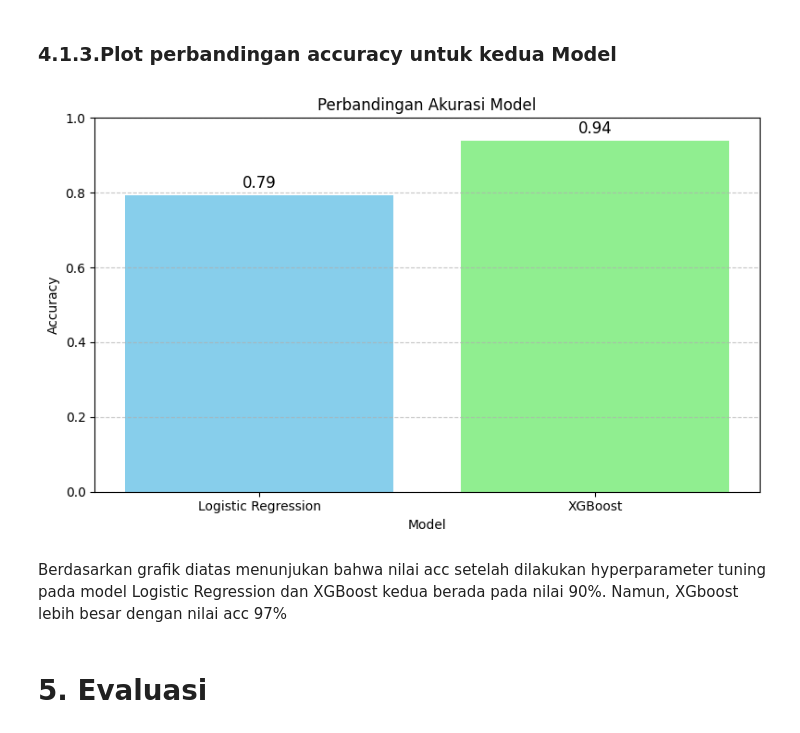
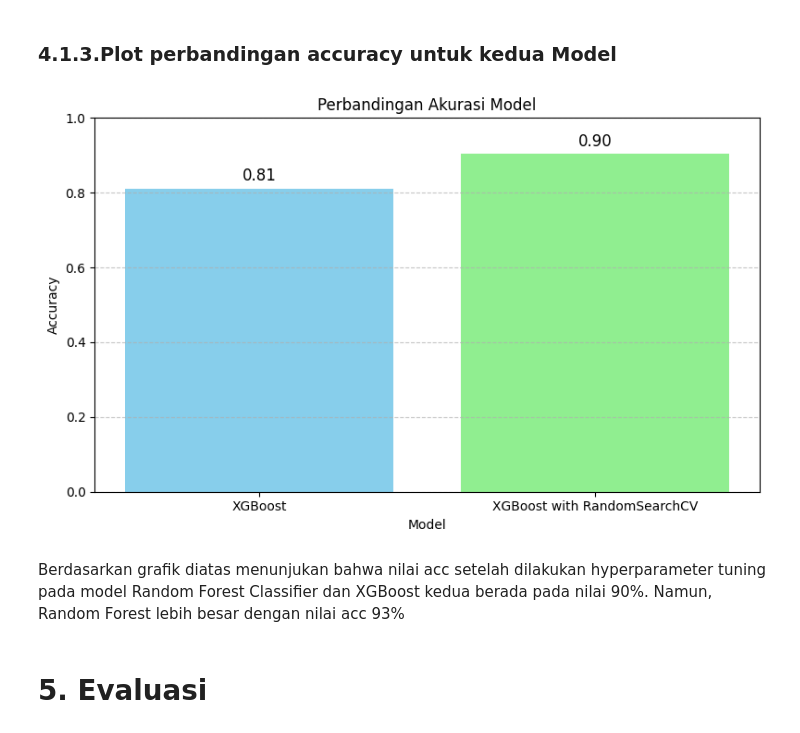
Before and after one commit to Sintasitinuriah/PredictiveAnalysisStroke, a Jupyter notebook: strokeprediction.ipynb, the cells around one changed output. Cells and saved outputs as stored; diff of their text form; code cells hidden in the pictures.

```diff
--- a/strokeprediction.ipynb
+++ b/strokeprediction.ipynb
@@ -651,5 +710,5 @@ Akurasi: 0.7395
 # %%
 model_rf = RandomForestClassifier(random_state=42, class_weight='balanced')
-model_rf.fit(X_train_scaled, y_train_resampled)
+model_rf.fit(X_train_pca, y_train_resampled)
 
-y_pred_rf = model_rf.predict(X_test_scaled)
+y_pred_rf = model_rf.predict(X_test_pca)
@@ -689,6 +754,6 @@ Pada plot ini dapat dilihat bahwa nilai accuracy Logistic Regression lebih tingg
 # %%
 scale = (len(y_train[y_train == 0]) / len(y_train[y_train == 1]))
 model_xgb = XGBClassifier(random_state=42, scale_pos_weight=scale)
-model_xgb.fit(X_train_scaled, y_train_resampled)
+model_xgb.fit(X_train_pca, y_train_resampled)
 
-y_pred_xgb = model_xgb.predict(X_test_scaled)
+y_pred_xgb = model_xgb.predict(X_test_pca)
@@ -704,24 +770,0 @@ Akurasi: 0.85
-# %%
-param_dist = {
-    'C': np.logspace(-4, 4, 20),
-    'penalty': ['l1', 'l2'],
-    'solver': ['liblinear', 'saga'],
-    'max_iter': [100, 200, 500]
-}
-
-random_search = RandomizedSearchCV(
-    model_lr,
-    param_distributions=param_dist,
-    n_iter=20,
-    scoring='accuracy',
-    cv=3,
-    verbose=1,
-    random_state=42,
-    n_jobs=-1
-)
-
-random_search.fit(X_train_scaled, y_train_resampled)
-
-print("Best Parameters:", random_search.best_params_)
-print("Best Accuracy:", random_search.best_score_)
-best_acc_lr = random_search.best_score_
@@ -755,7 +794,7 @@ random_search_xgb = RandomizedSearchCV(
     n_jobs=-1
 )
 
-random_search_xgb.fit(X_train_scaled, y_train_resampled)
+random_search_xgb.fit(X_train_pca, y_train_resampled)
 
 print("Best Parameters:", random_search_xgb.best_params_)
 print("Best Accuracy:", random_search_xgb.best_score_)
@@ -768,26 +815,26 @@ Best Accuracy: 0.9194558161232239
 ### 4.1.3.Plot perbandingan accuracy untuk kedua Model
 # %%
 # Plot perbandingan acc model
-models = ['Logistic Regression', 'XGBoost']
-accuracies = [best_acc_lr, best_acc_xgb]
+models = ['XGBoost', 'XGBoost with RandomSearchCV']
+accuracies = [accuracy_xgb, best_acc_xgb]
 
 plt.figure(figsize=(8, 5))
 plt.bar(models, accuracies, color=['skyblue', 'lightgreen'])
-plt.ylim(0, 1)  # karena akurasi dalam skala 0–1
+plt.ylim(0, 1)
 plt.title('Perbandingan Akurasi Model')
 plt.ylabel('Accuracy')
 plt.xlabel('Model')
 plt.grid(axis='y', linestyle='--', alpha=0.7)
 
 for i, acc in enumerate(accuracies):
     plt.text(i, acc + 0.02, f'{acc:.2f}', ha='center', fontsize=12)
 
 plt.tight_layout()
 plt.show()
 # %% [output]
-[figure, old version]
+[figure, new version]
 # %% [markdown]
-Berdasarkan grafik diatas menunjukan bahwa nilai acc setelah dilakukan hyperparameter tuning pada model Logistic Regression dan XGBoost kedua berada pada nilai 90%. Namun, XGboost lebih besar dengan nilai acc 97%
+Berdasarkan grafik diatas menunjukan bahwa nilai acc setelah dilakukan hyperparameter tuning pada model Random Forest Classifier dan XGBoost kedua berada pada nilai 90%. Namun, Random Forest lebih besar dengan nilai acc 93%
 # %% [markdown]
 # 5. Evaluasi
 # %% [markdown]
```
Also changed, not shown: parts of 78 cells of this notebook, 1 other file.
